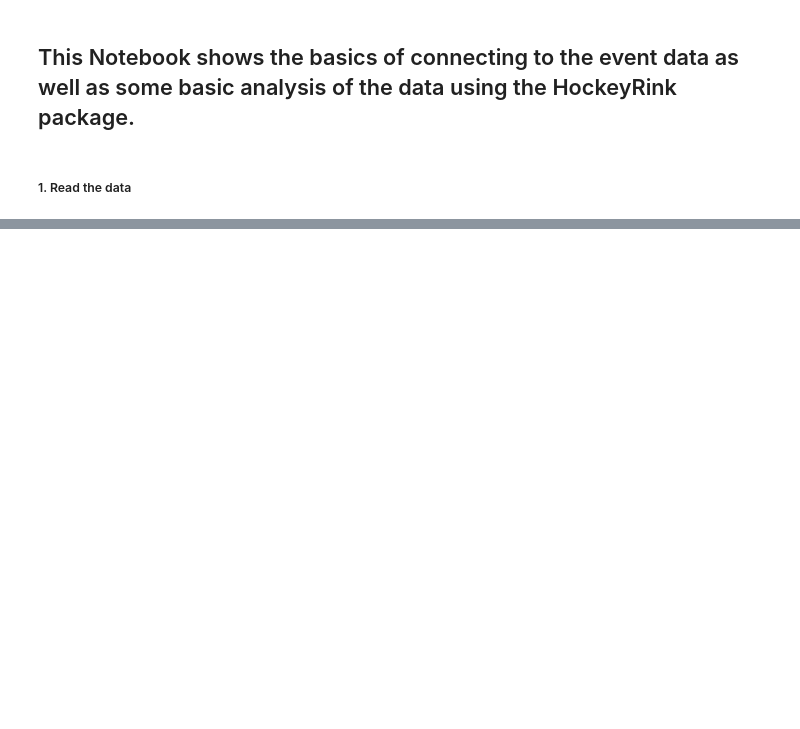
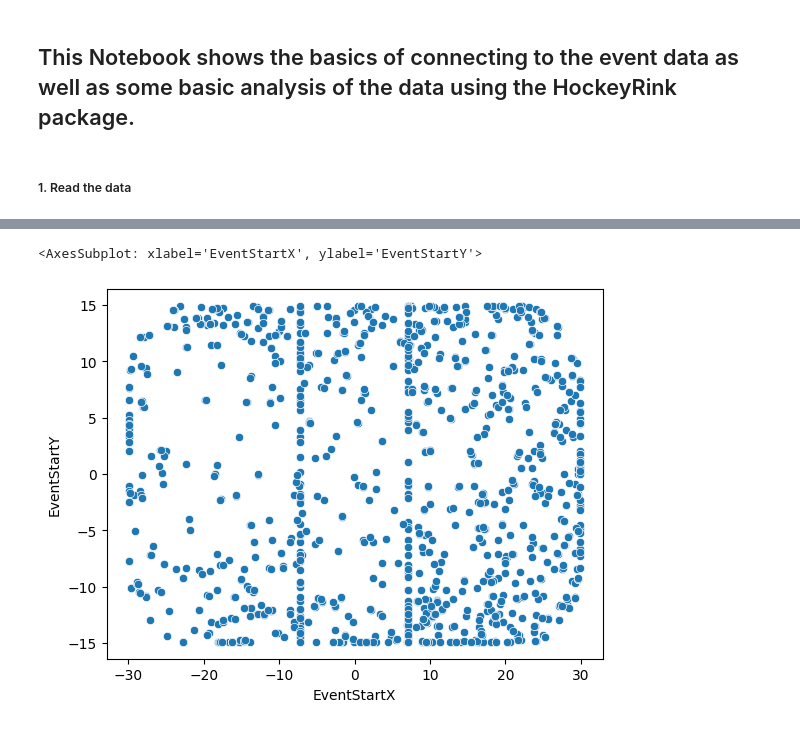
Before and after one commit to sportshackdays/Challenge-2-Find-the-Playmaker---Ice-Hockey-Data-Analytics-Next-Level, a Jupyter notebook: explore_the_data.ipynb, the cells around one changed output, grey strips where cells are left out. Cells and saved outputs as stored; diff of their text form; code cells hidden in the pictures; blank space fills up the shorter version.

```diff
--- a/explore_the_data.ipynb
+++ b/explore_the_data.ipynb
@@ -14,0 +85,6 @@ FileNotFoundError: [Errno 2] No such file or directory: '/data/events.csv'
+# %%
+# do a scatterplot of for all events in df
+sns.scatterplot(x="EventStartX", y="EventStartY", data=df)
+# %% [output]
+<AxesSubplot: xlabel='EventStartX', ylabel='EventStartY'>
+[figure, added]
```
Also changed, not shown: parts of 14 cells of this notebook.
